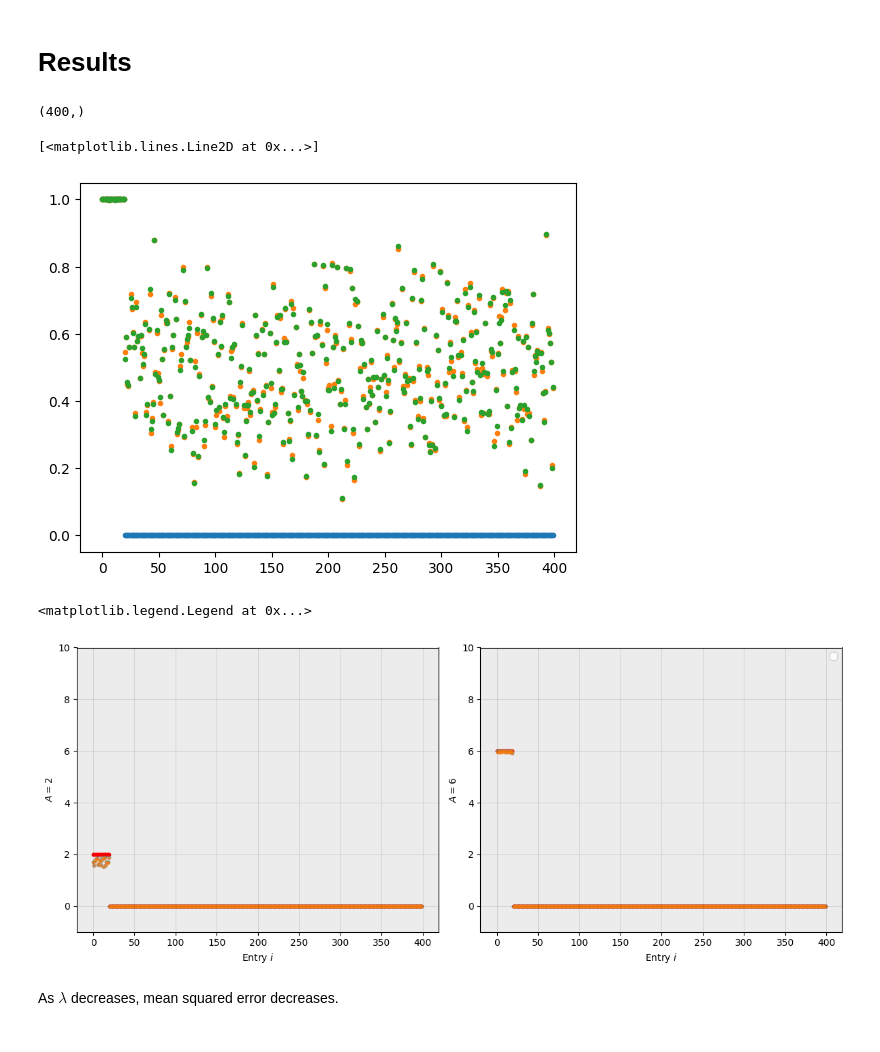
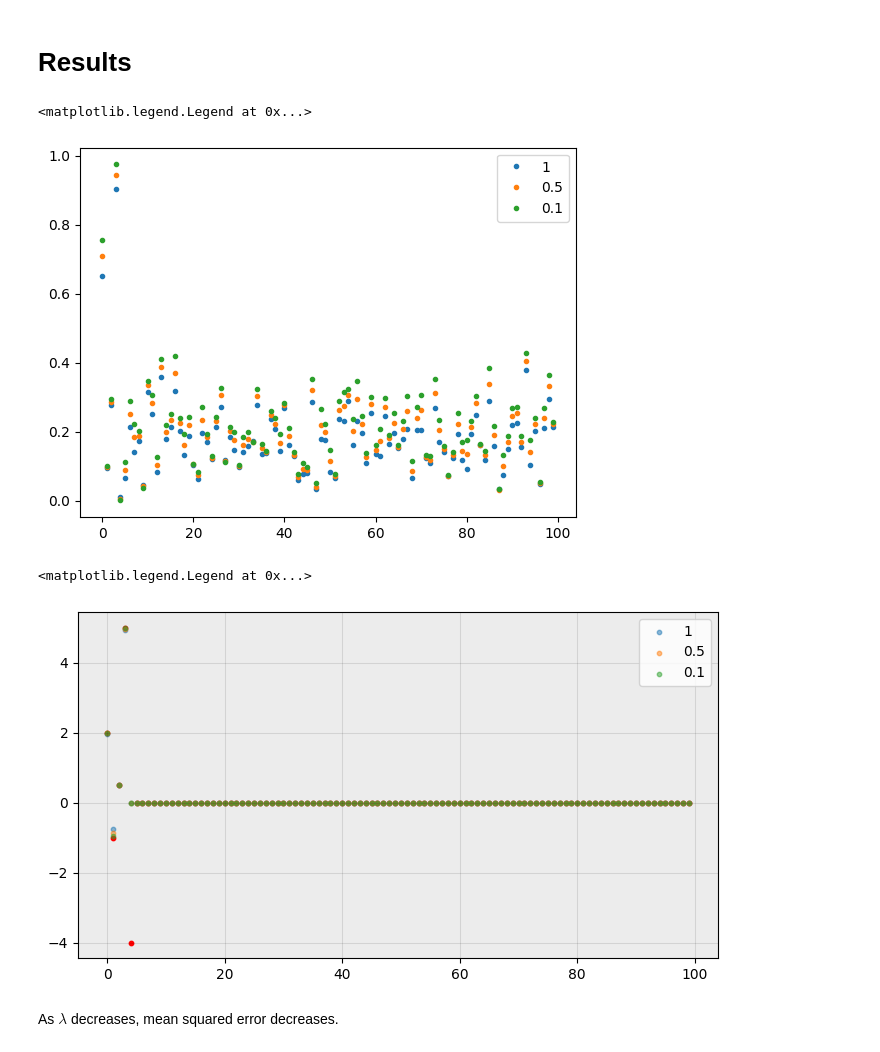
Before and after one commit to Grace0124/numpyro, a Jupyter notebook: REBAR.ipynb, the cells around one changed output. Saved outputs shown, nothing was run; the diff lists cells and outputs as text; code cells hidden in the pictures.

```diff
--- a/REBAR.ipynb
+++ b/REBAR.ipynb
@@ -84,11 +90,10 @@ def run_mcmc(model, prng_key, **kwargs):
     Parameters:
        model: probabilistic model
        prng_key: random key
-       array y: observed data
 
     '''
     nuts = NUTS(model)
-    mcmc = MCMC(nuts, num_warmup=500, num_samples=1000, progress_bar=False)
+    mcmc = MCMC(nuts, num_warmup=500, num_samples=1000, num_chains=1, progress_bar=True)
     mcmc.run(prng_key, **kwargs)
     return mcmc
 # %%
@@ -183,48 +177,26 @@ Number of divergences: 0
 # %% [markdown]
 <h1> Results </h1>
-# %%
-mean_gammas[2].shape
-# %% [output]
-(400,)
 # %%
-# fig, ax = plt.subplots(1, 2, figsize=(12, 5), layout="tight")
-
-true_gamma = np.zeros(n)
-true_gamma[:p_star] = 1
-
-plt.plot(range(D), true_gamma, '.')
-plt.plot(range(D), mean_gammas[2], '.')
-plt.plot(range(D), mean_gammas[1/100], '.')
+for lam in lams:
+    plt.plot(range(D), np.array(mean_gammas[lam][1:]).mean(axis=0).mean(axis=0), '.', label=f'{lam}')
+plt.legend()
 # %% [output]
-[<matplotlib.lines.Line2D at 0x...>]
+<matplotlib.legend.Legend at 0x...>
-[figure, old version]
+[figure, new version]
 # %%
-fig, (ax1, ax2) = plt.subplots(1, 2, figsize=(12, 5), layout="tight")
-for ax in [ax1, ax2]:
-    ax.set_facecolor("#ECECEC") # set graph background color to grey
-    ax.grid(visible=True, color="black", alpha=0.1) # add grid lines
+fig, ax = plt.subplots(1, 1, figsize=(7, 4), layout="tight")
 
-# resetting y-axis range so that the graphs line up
-ax2.set_ylim([-1, 10])
-ax1.set_ylim([-1, 10])
+ax.set_facecolor("#ECECEC") # set graph background color to grey
+ax.grid(visible=True, color="black", alpha=0.1) # add grid lines
 
-beta_star_6 = np.zeros(n)
-beta_star_6[:p_star] = 6
-beta_star_2 = np.zeros(n)
-beta_star_2[:p_star] = 2
-
-ax1.scatter(range(D), beta_star_2, color='red', s=10) # plot actual betas
-ax2.scatter(range(D), beta_star_6, color='red', s=10)
-for lam in [2, 1/100]:
-    ax1.scatter(range(D), mean_betas[lam][2], s=10, alpha=0.5)
-    ax2.scatter(range(D), mean_betas[lam][6], s=10, alpha=0.5)
+ax.scatter(range(D), beta, color='red', s=10) # plot actual betas
+for lam in lams:
+    ax.scatter(range(D), mean_betas[lam][10].mean(axis=0), s=10, alpha=0.5, label=lam)
 
 # add labels to graph
-ax1.set(ylabel=r'$A=2$', xlabel=r'Entry $i$')
-ax2.set(ylabel=r'$A=6$', xlabel=r'Entry $i$')
 plt.legend()
 # %% [output]
 <matplotlib.legend.Legend at 0x...>
-[figure, old version]
+[figure, new version]
 # %% [markdown]
 As $\lambda$ decreases, mean squared error decreases.
```
Also changed, not shown: parts of 13 cells of this notebook, 1 other file.
